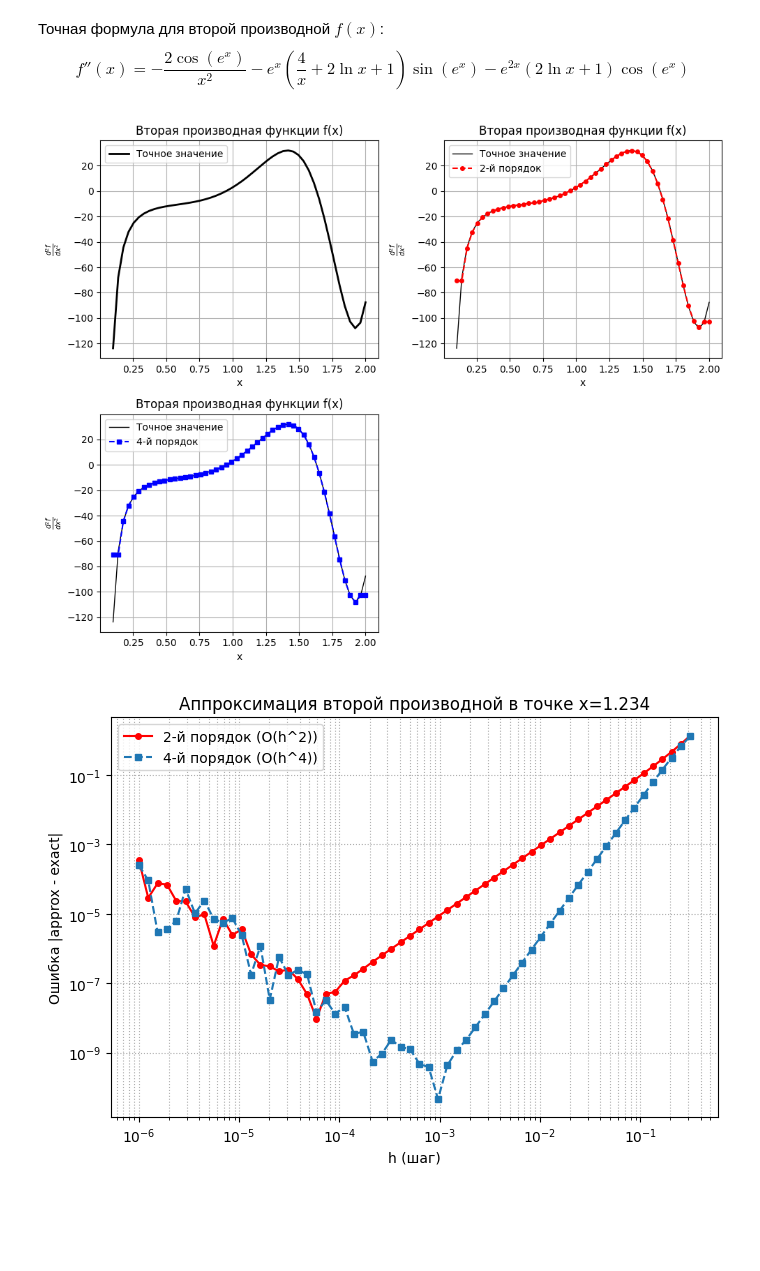
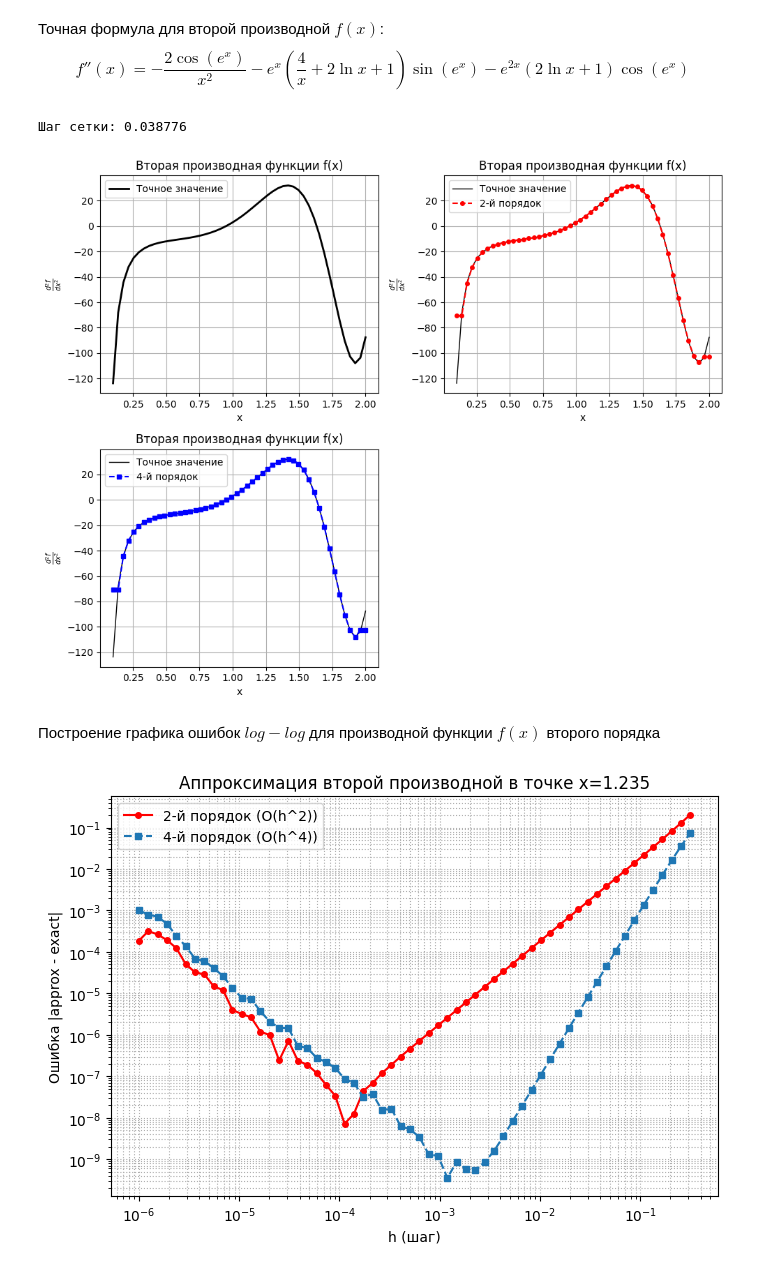
Before and after one commit to pos002/Numerical-Methods-2025, a Jupyter notebook: lab_2_nm.ipynb, the cells around one changed output. Saved outputs shown, nothing was run; the diff lists cells and outputs as text; code cells hidden in the pictures; blank space fills up the shorter version.

```diff
--- a/lab_2_nm.ipynb
+++ b/lab_2_nm.ipynb
@@ -219,6 +204,8 @@ x = np.linspace(a, b, n)
 _, df2_2nd = second_derivative_2nd(x, a, b, n)
 _, df2_4nd = second_derivative_4nd(x, a, b, n)
 f2_exact = exact_second_derivative(x)
+
+print(f"Шаг сетки: {x_forward[1] - x_forward[0]:.6f}")
 
 plt.figure(figsize = (10, 8))
 
@@ -251,18 +238,16 @@ plt.grid(True)
 plt.tight_layout()
 plt.show()
 # %% [output]
+Шаг сетки: 0.038776
 [figure]
 # %%
-# --- схемы для 2-й производной ---
 def second_derivative_2nd_point(f, x0, h):
-    """Аппроксимация второй производной 2-го порядка"""
     return (f(x0+h) - 2*f(x0) + f(x0-h)) / h**2
 
 def second_derivative_4nd_point(f, x0, h):
-    """Аппроксимация второй производной 4-го порядка"""
     return (-f(x0+2*h) + 16*f(x0+h) - 30*f(x0) + 16*f(x0-h) - f(x0-2*h)) / (12*h**2)
 
-x0 = 1.234
+x0 = 1.235
 exact = exact_second_derivative(x0)
 
 h_values = np.logspace(-6, -0.5, 60)   # шаги (не берем слишком малые, чтобы избежать переполнения)
@@ -278,19 +263,21 @@ for h in h_values:
 
 err_2nd = np.array(err_2nd)
 err_4th = np.array(err_4th)
-
-plt.figure(figsize=(7,5))
-plt.loglog(h_values, err_2nd, 'ro-', markersize=4, label='2-й порядок (O(h^2))')
-plt.loglog(h_values, err_4th, 's--', markersize=4, label='4-й порядок (O(h^4))')
-plt.xlabel('h (шаг)')
-plt.ylabel('Ошибка |approx - exact|')
-plt.title('Аппроксимация второй производной в точке x=1.234')
-plt.grid(True, which='both', ls=':')
-plt.legend()
-plt.tight_layout()
-plt.show()
-# %% [output]
-[figure, removed]
+# %% [markdown]
+Построение графика ошибок $log-log$ для производной функции $f(x)$ второго порядка
+# %%
+plt.figure(figsize=(7,5))
+plt.loglog(h_values, err_2nd, 'ro-', markersize=4, label='2-й порядок (O(h^2))')
+plt.loglog(h_values, err_4th, 's--', markersize=4, label='4-й порядок (O(h^4))')
+plt.xlabel('h (шаг)')
+plt.ylabel('Ошибка |approx - exact|')
+plt.title('Аппроксимация второй производной в точке x=1.235')
+plt.grid(True, which='both', ls = ":")
+plt.legend()
+plt.tight_layout()
+plt.show()
+# %% [output]
+[figure, added]
 # %% [markdown]
 **Анализ ошибок численного дифференцирования**
 
```
Also changed, not shown: parts of 8 cells of this notebook.
